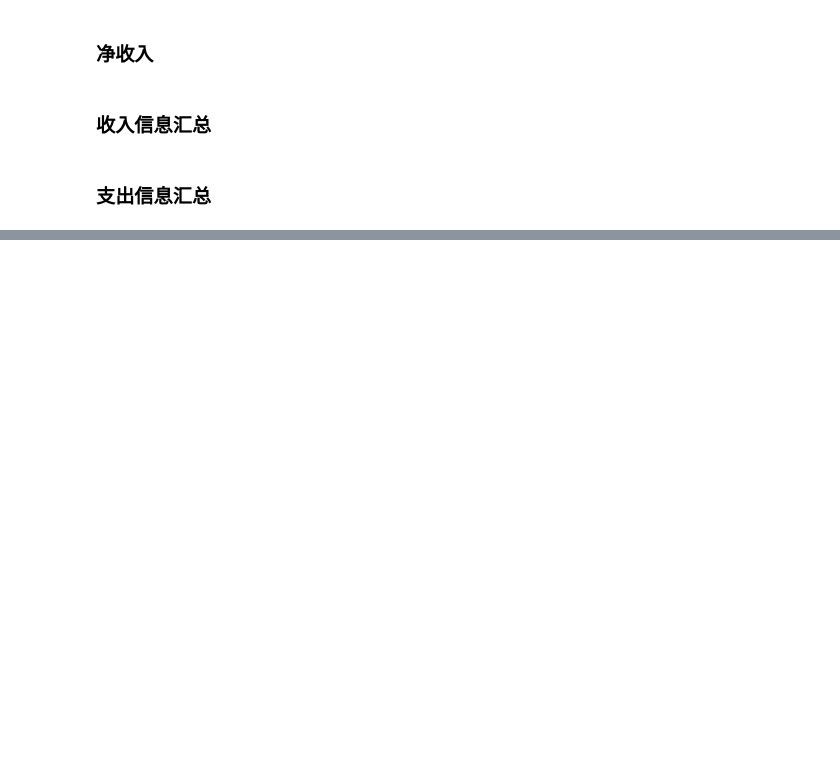
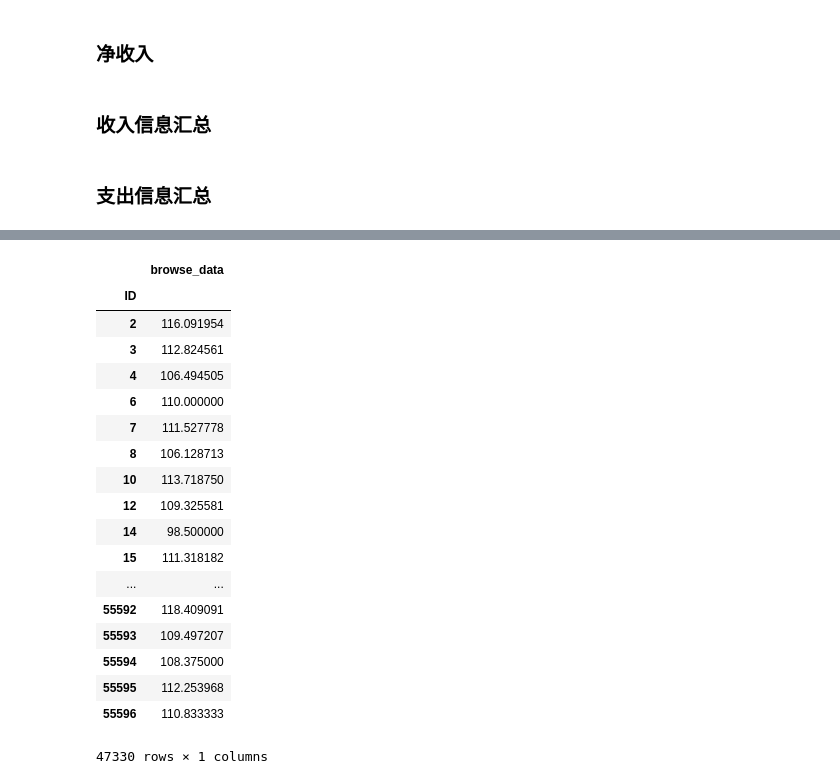
Before and after one commit to hadoop73/Credit, a Jupyter notebook: Business.ipynb, the cells around one changed output, grey strips where cells are left out. Cells and saved outputs as stored; diff of their text form; code cells hidden in the pictures; blank space fills up the shorter version.

```diff
--- a/Business.ipynb
+++ b/Business.ipynb
@@ -114,0 +142,22 @@ data_bank = pd.merge(pd.merge(pd.merge(data_user_train,data_net,on='ID',how='lef
+# %%
+data_browse
+# %% [output]
+|  | browse_data |
+| ID |  |
+| 2 | 116.091954 |
+| 3 | 112.824561 |
+| 4 | 106.494505 |
+| 6 | 110.000000 |
+| 7 | 111.527778 |
+| 8 | 106.128713 |
+| 10 | 113.718750 |
+| 12 | 109.325581 |
+| 14 | 98.500000 |
+| 15 | 111.318182 |
+| ... | ... |
+| 55592 | 118.409091 |
+| 55593 | 109.497207 |
+| 55594 | 108.375000 |
+| 55595 | 112.253968 |
+| 55596 | 110.833333 |
+47330 rows × 1 columns
```
Also changed, not shown: parts of 17 cells of this notebook.
